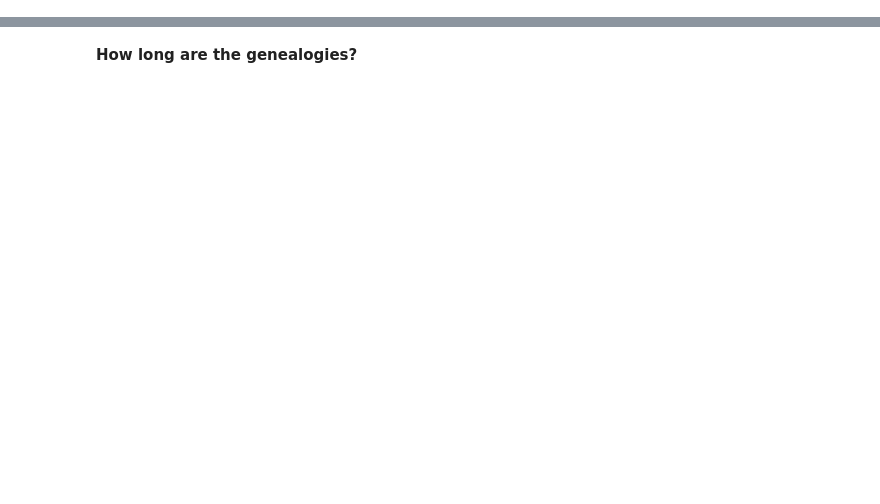
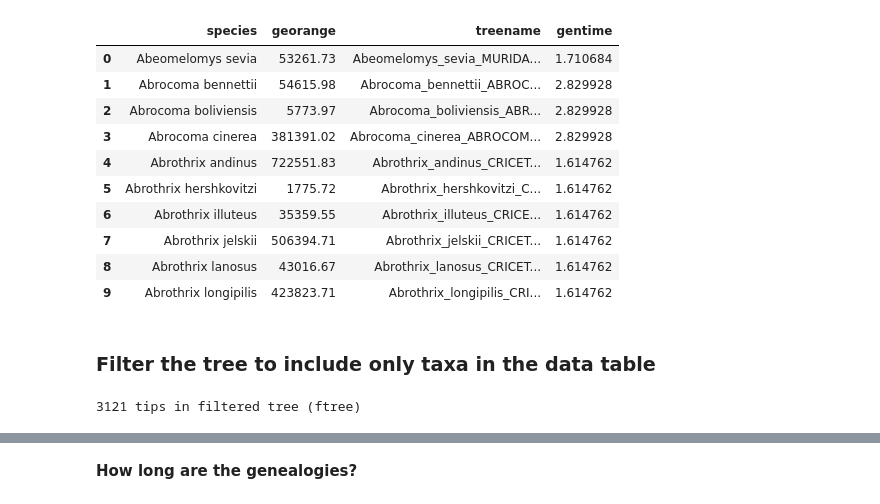
Before and after one commit to pmckenz1/ipcoal, a Jupyter notebook: docs/notebooks/Empirical-Example.ipynb, the cells around one changed output, grey strips where cells are left out. Cells and saved outputs as stored; diff of their text form; code cells hidden in the pictures; blank space fills up the shorter version.

```diff
--- a/docs/notebooks/Empirical-Example.ipynb
+++ b/docs/notebooks/Empirical-Example.ipynb
@@ -270,0 +60,17 @@ mod.df
+# %%
+# make column to record tree tip label names
+sppdata["treename"] = np.nan
+
+# dict map: {gen}_{spp} to {gen}_{spp}_{fam}_{order}
+tipdict = {i.rsplit("_", 2)[0]: i for i in tree.get_tip_labels()}
+
+# record whether species in pantheria is in the tree tip labels
+for idx in sppdata.index:
+
+    # match data names to tree names which have underscores
+    name = sppdata.species[idx]
+    name_ = name.replace(" ", "_")
+
+    # record treename if it is in the database
+    if name_ in tipdict:
+        sppdata.loc[idx, "treename"] = tipdict[name_]
@@ -270,0 +86,28 @@ mod.df
+# %%
+# set missing data (-999) to NaN
+sppdata[sppdata == -999.000] = np.nan
+
+# remove rows where either georange or gentime is missing
+mask = sppdata.georange.notna() & sppdata.gentime.notna() & sppdata.treename.notna()
+sppdata = sppdata.loc[mask, :]
+
+# reorder and reset index for dropped rows
+sppdata.sort_values(by="species", inplace=True)
+sppdata.reset_index(drop=True, inplace=True)
+
+# show first ten sorted rows
+sppdata.head(10)
+# %% [output]
+|  | species | georange | treename | gentime |
+| 0 | Abeomelomys sevia | 53261.73 | Abeomelomys_sevia_MURIDA... | 1.710684 |
+| 1 | Abrocoma bennettii | 54615.98 | Abrocoma_bennettii_ABROC... | 2.829928 |
+| 2 | Abrocoma boliviensis | 5773.97 | Abrocoma_boliviensis_ABR... | 2.829928 |
+| 3 | Abrocoma cinerea | 381391.02 | Abrocoma_cinerea_ABROCOM... | 2.829928 |
+| 4 | Abrothrix andinus | 722551.83 | Abrothrix_andinus_CRICET... | 1.614762 |
+| 5 | Abrothrix hershkovitzi | 1775.72 | Abrothrix_hershkovitzi_C... | 1.614762 |
+| 6 | Abrothrix illuteus | 35359.55 | Abrothrix_illuteus_CRICE... | 1.614762 |
+| 7 | Abrothrix jelskii | 506394.71 | Abrothrix_jelskii_CRICET... | 1.614762 |
+| 8 | Abrothrix lanosus | 43016.67 | Abrothrix_lanosus_CRICET... | 1.614762 |
+| 9 | Abrothrix longipilis | 423823.71 | Abrothrix_longipilis_CRI... | 1.614762 |
+# %% [markdown]
+### Filter the tree to include only taxa in the data table
@@ -270,0 +119,6 @@ mod.df
+# %%
+# drop the tips from the tree not in data table
+ftree = tree.drop_tips(names_to_remove)
+print(len(ftree), "tips in filtered tree (ftree)")
+# %% [output]
+3121 tips in filtered tree (ftree)
```
Also changed, not shown: parts of 122 cells of this notebook, 3 other files.
